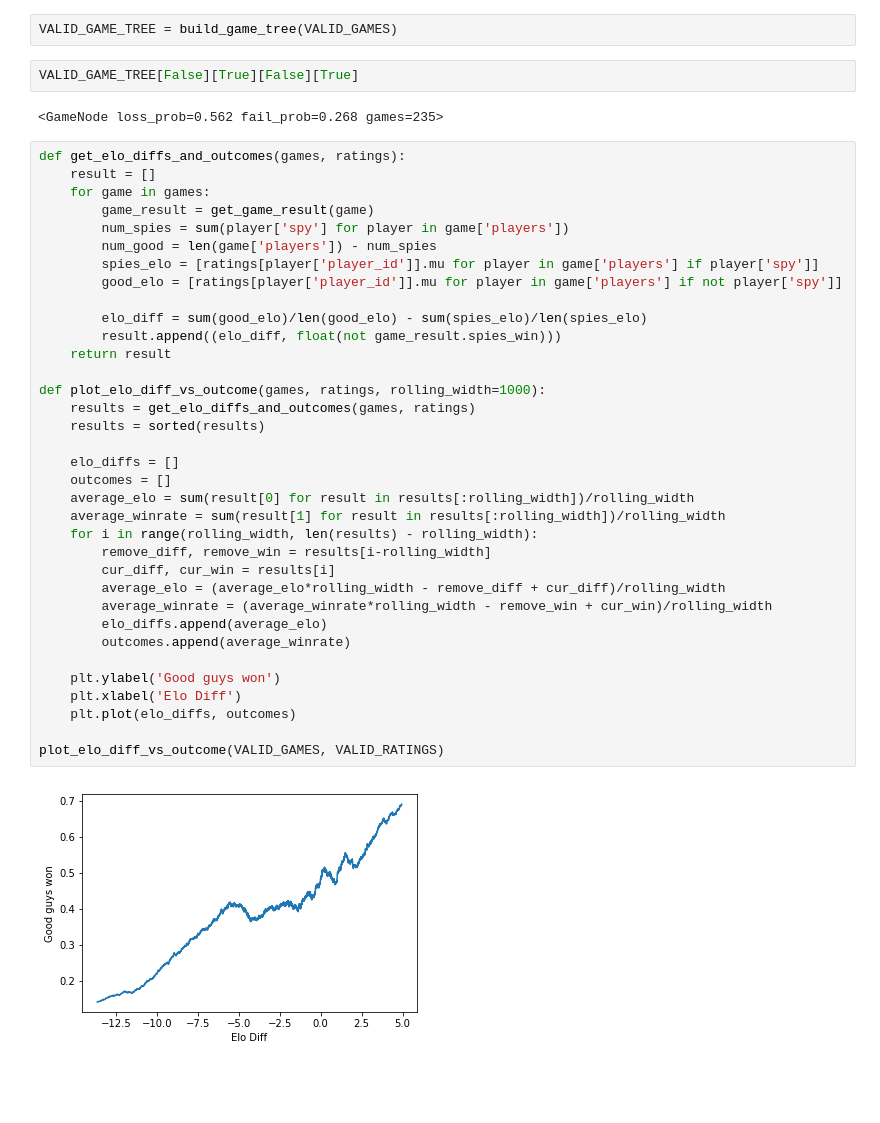
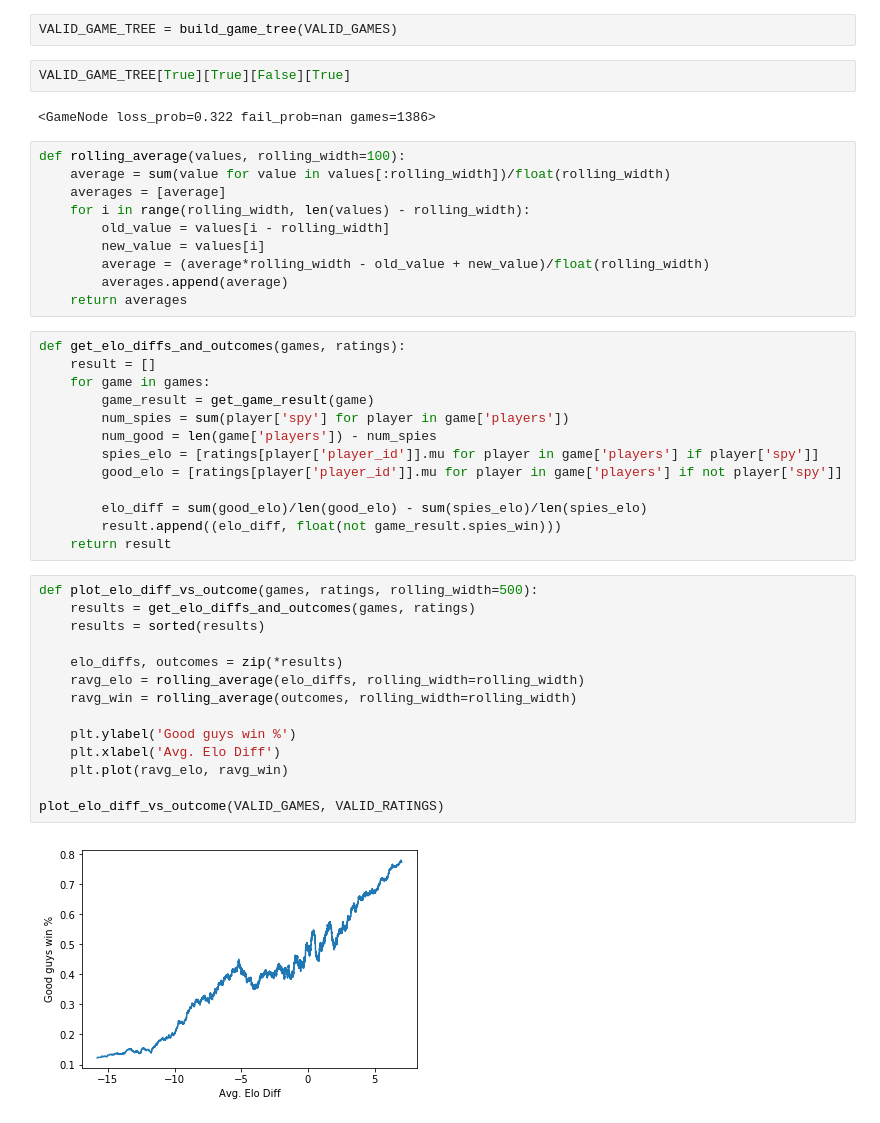
Before and after one commit to Detry322/avalon-bot, a Jupyter notebook: data_analysis/analysis.ipynb, the cells around one changed output. Cells and saved outputs as stored; diff of their text form; blank space fills up the shorter version.

```diff
--- a/data_analysis/analysis.ipynb
+++ b/data_analysis/analysis.ipynb
@@ -219,9 +219,19 @@ def build_game_tree(games):
 # %%
 VALID_GAME_TREE = build_game_tree(VALID_GAMES)
 # %%
-VALID_GAME_TREE[False][True][False][True]
+VALID_GAME_TREE[True][True][False][True]
 # %% [output]
-<GameNode loss_prob=0.562 fail_prob=0.268 games=235>
+<GameNode loss_prob=0.322 fail_prob=nan games=1386>
+# %%
+def rolling_average(values, rolling_width=100):
+    average = sum(value for value in values[:rolling_width])/float(rolling_width)
+    averages = [average]
+    for i in range(rolling_width, len(values) - rolling_width):
+        old_value = values[i - rolling_width]
+        new_value = values[i]
+        average = (average*rolling_width - old_value + new_value)/float(rolling_width)
+        averages.append(average)
+    return averages
 # %%
 def get_elo_diffs_and_outcomes(games, ratings):
     result = []
@@ -235,27 +245,19 @@ def get_elo_diffs_and_outcomes(games, ratings):
         elo_diff = sum(good_elo)/len(good_elo) - sum(spies_elo)/len(spies_elo)
         result.append((elo_diff, float(not game_result.spies_win)))
     return result
-
-def plot_elo_diff_vs_outcome(games, ratings, rolling_width=1000):
-    results = get_elo_diffs_and_outcomes(games, ratings)
-    results = sorted(results)
-
-    elo_diffs = []
-    outcomes = []
-    average_elo = sum(result[0] for result in results[:rolling_width])/rolling_width
-    average_winrate = sum(result[1] for result in results[:rolling_width])/rolling_width
-    for i in range(rolling_width, len(results) - rolling_width):
-        remove_diff, remove_win = results[i-rolling_width]
-        cur_diff, cur_win = results[i]
-        average_elo = (average_elo*rolling_width - remove_diff + cur_diff)/rolling_width
-        average_winrate = (average_winrate*rolling_width - remove_win + cur_win)/rolling_width
-        elo_diffs.append(average_elo)
-        outcomes.append(average_winrate)
-
-    plt.ylabel('Good guys won')
-    plt.xlabel('Elo Diff')
-    plt.plot(elo_diffs, outcomes)
-
-plot_elo_diff_vs_outcome(VALID_GAMES, VALID_RATINGS)
-# %% [output]
-[figure, removed]
+# %%
+def plot_elo_diff_vs_outcome(games, ratings, rolling_width=500):
+    results = get_elo_diffs_and_outcomes(games, ratings)
+    results = sorted(results)
+
+    elo_diffs, outcomes = zip(*results)
+    ravg_elo = rolling_average(elo_diffs, rolling_width=rolling_width)
+    ravg_win = rolling_average(outcomes, rolling_width=rolling_width)
+
+    plt.ylabel('Good guys win %')
+    plt.xlabel('Avg. Elo Diff')
+    plt.plot(ravg_elo, ravg_win)
+
+plot_elo_diff_vs_outcome(VALID_GAMES, VALID_RATINGS)
+# %% [output]
+[figure, added]
```
Also changed, not shown: 2 other files.
